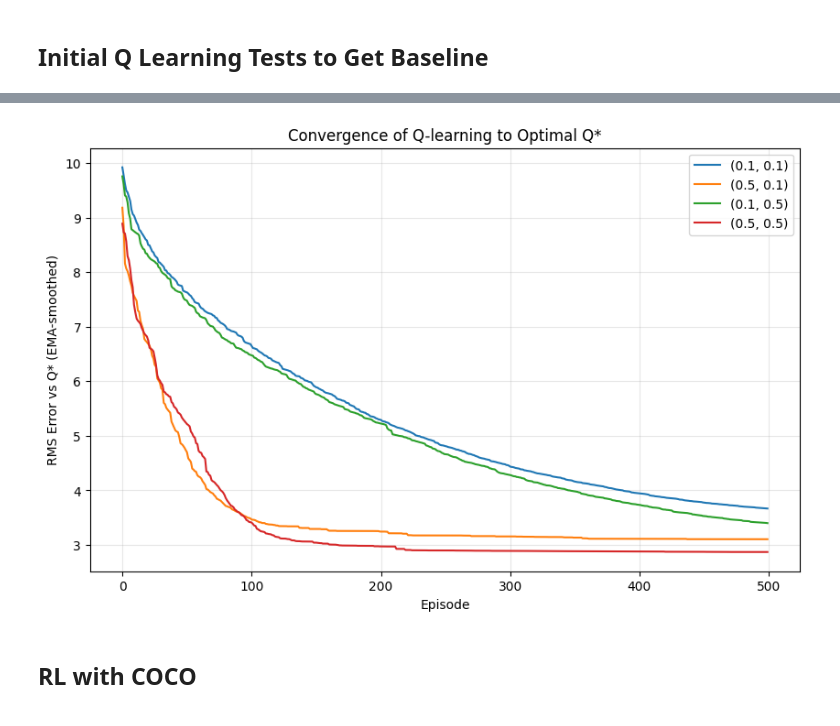
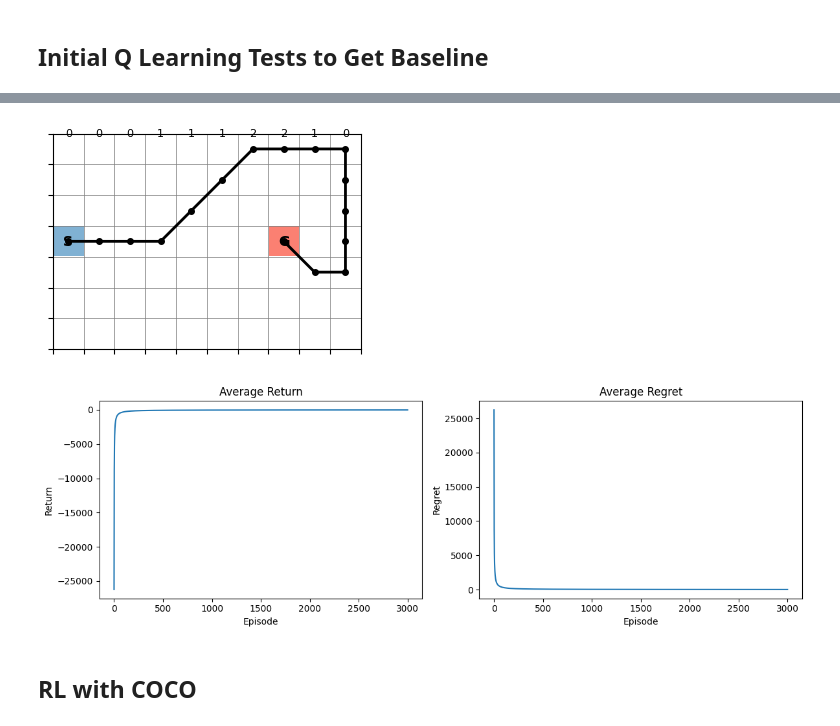
Before and after one commit to ghoshaakash/RL-COCO, a Jupyter notebook: RL-COCO.ipynb, the cells around one changed output, grey strips where cells are left out. Saved outputs shown, nothing was run; the diff lists cells and outputs as text; code cells hidden in the pictures.

Commit message:
Added COCO Learner, And attempts at gridworld

```diff
--- a/RL-COCO.ipynb
+++ b/RL-COCO.ipynb
@@ -140,16 +551,24 @@ Wind: 0 0 0 1 1 1 2 2 1 0
 # %%
 env = WindyGridworld()
-Q_star = compute_q_star(env)
-
-configs = [(0.1, 0.1), (0.5, 0.1), (0.1, 0.5), (0.5, 0.5)]
-rms_results = {}
-
-for a, e in configs:
-    rms_curve, _ = q_learning(env, Q_star, a, e, episodes=500)
-    rms_results[(a, e)] = rms_curve
+Q_star,V_star = compute_exact_q(env)
+visualize_optimal_path(WindyGridworld(), Q_star,V_star,gamma=0.9)
+# %% [output]
+[figure, added]
-# %%
-plot_rms(rms_results, beta=0.0)
-# %% [output]
-[figure, removed]
+# %%
+
+# Run online learning
+returns, avg_returns, avg_regret = q_learning(
+    env,
+    Q_star,
+    V_star,
+    episodes=3000,
+    alpha=0.5,
+    init_from_star=False  # set True to sanity-check theory
+)
+
+# Plot
+plot_avg_return_and_regret(avg_returns, avg_regret)
+# %% [output]
+[figure, added]
 # %% [markdown]
 ## RL with COCO
```
Also changed, not shown: parts of 14 cells of this notebook, 2 other files.
